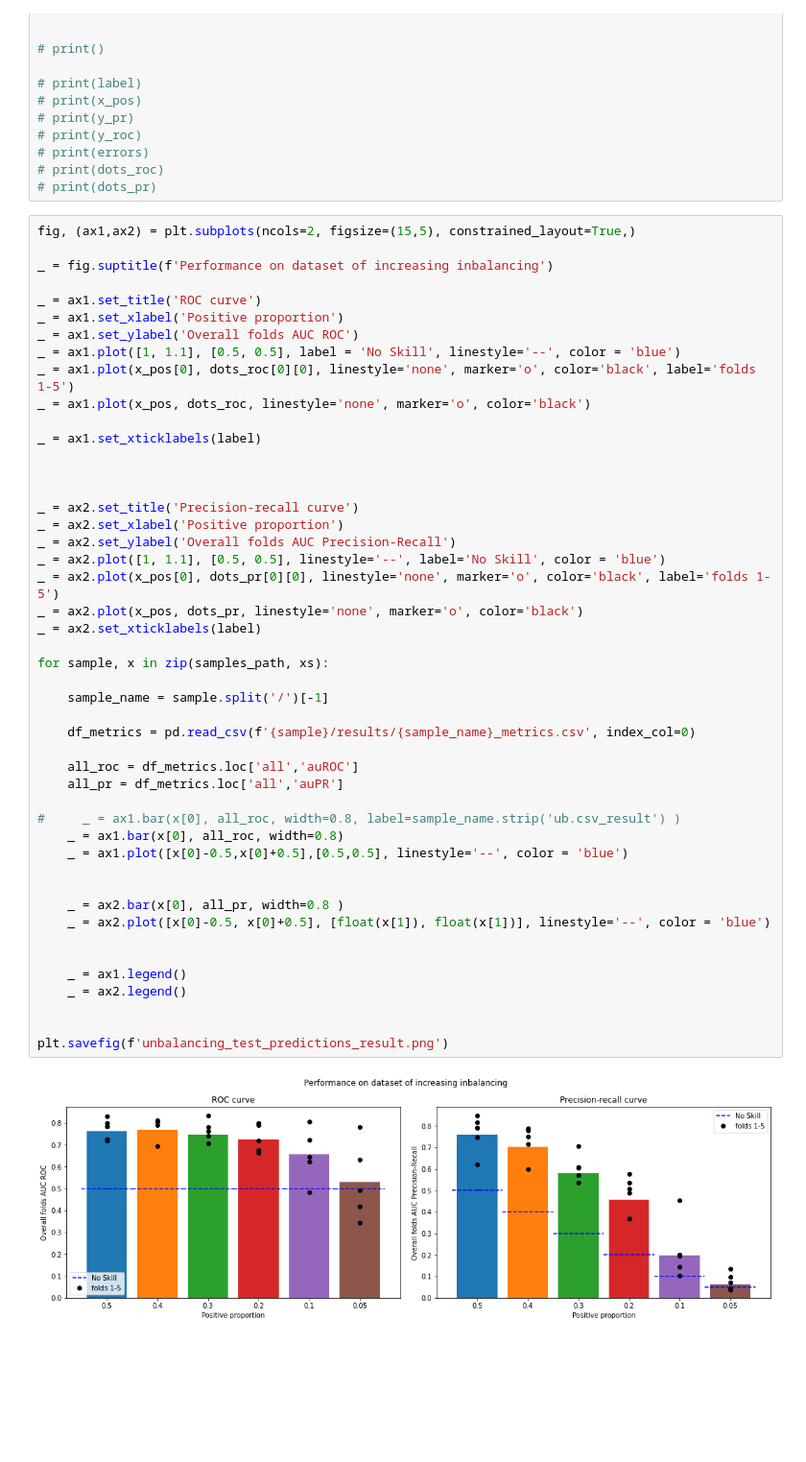
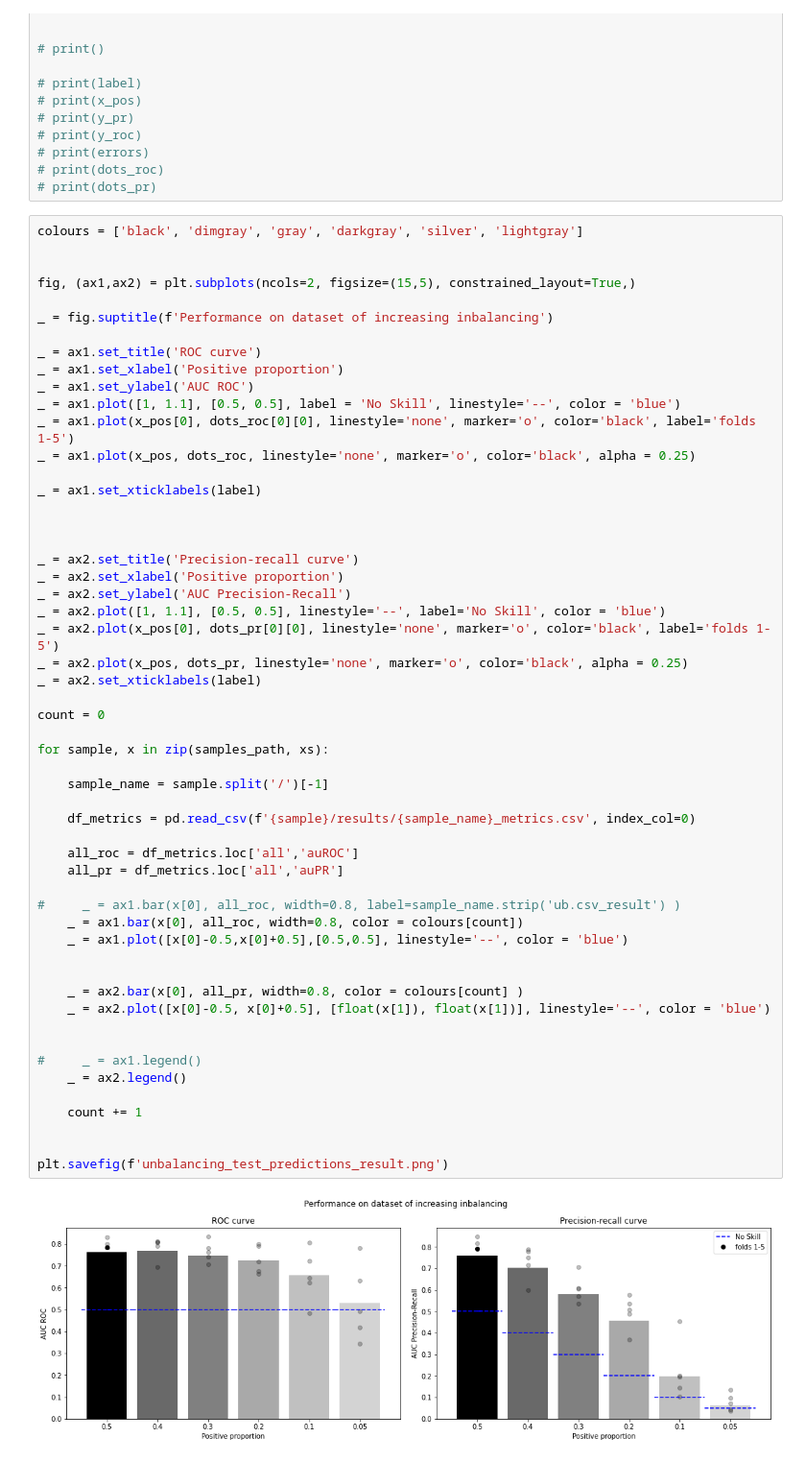
Before and after one commit to apollo994/CMP_, a Jupyter notebook: notebooks/plot_dog_cat_th.ipynb, the cells around one changed output. Shown at 96% size. Saved outputs shown, nothing was run; the diff lists cells and outputs as text; blank space fills up the shorter version.

Commit message:
presentation plots

```diff
--- a/notebooks/plot_dog_cat_th.ipynb
+++ b/notebooks/plot_dog_cat_th.ipynb
@@ -69,51 +69,58 @@ for sample in sorted(samples_path, reverse=True):
 # print(dots_roc)
 # print(dots_pr)
 # %%
+colours = ['black', 'dimgray', 'gray', 'darkgray', 'silver', 'lightgray']
+
+
 fig, (ax1,ax2) = plt.subplots(ncols=2, figsize=(15,5), constrained_layout=True,)
 
 _ = fig.suptitle(f'Performance on dataset of increasing inbalancing')
 
 _ = ax1.set_title('ROC curve')
 _ = ax1.set_xlabel('Positive proportion')
-_ = ax1.set_ylabel('Overall folds AUC ROC')
+_ = ax1.set_ylabel('AUC ROC')
 _ = ax1.plot([1, 1.1], [0.5, 0.5], label = 'No Skill', linestyle='--', color = 'blue')
 _ = ax1.plot(x_pos[0], dots_roc[0][0], linestyle='none', marker='o', color='black', label='folds 1-5')
-_ = ax1.plot(x_pos, dots_roc, linestyle='none', marker='o', color='black')
+_ = ax1.plot(x_pos, dots_roc, linestyle='none', marker='o', color='black', alpha = 0.25)
 
 _ = ax1.set_xticklabels(label)
 
 
 
 _ = ax2.set_title('Precision-recall curve')
 _ = ax2.set_xlabel('Positive proportion')
-_ = ax2.set_ylabel('Overall folds AUC Precision-Recall')
+_ = ax2.set_ylabel('AUC Precision-Recall')
 _ = ax2.plot([1, 1.1], [0.5, 0.5], linestyle='--', label='No Skill', color = 'blue')
 _ = ax2.plot(x_pos[0], dots_pr[0][0], linestyle='none', marker='o', color='black', label='folds 1-5')
-_ = ax2.plot(x_pos, dots_pr, linestyle='none', marker='o', color='black')
+_ = ax2.plot(x_pos, dots_pr, linestyle='none', marker='o', color='black', alpha = 0.25)
 _ = ax2.set_xticklabels(label)
+
+count = 0
 
 for sample, x in zip(samples_path, xs):
 
     sample_name = sample.split('/')[-1]
 
     df_metrics = pd.read_csv(f'{sample}/results/{sample_name}_metrics.csv', index_col=0)
 
     all_roc = df_metrics.loc['all','auROC']
     all_pr = df_metrics.loc['all','auPR']
 
 #     _ = ax1.bar(x[0], all_roc, width=0.8, label=sample_name.strip('ub.csv_result') )
-    _ = ax1.bar(x[0], all_roc, width=0.8)
+    _ = ax1.bar(x[0], all_roc, width=0.8, color = colours[count])
     _ = ax1.plot([x[0]-0.5,x[0]+0.5],[0.5,0.5], linestyle='--', color = 'blue')
 
 
-    _ = ax2.bar(x[0], all_pr, width=0.8 )
+    _ = ax2.bar(x[0], all_pr, width=0.8, color = colours[count] )
     _ = ax2.plot([x[0]-0.5, x[0]+0.5], [float(x[1]), float(x[1])], linestyle='--', color = 'blue')
 
 
-    _ = ax1.legend()
+#     _ = ax1.legend()
     _ = ax2.legend()
+
+    count += 1
 
 
 plt.savefig(f'unbalancing_test_predictions_result.png')
 # %% [output]
-[figure, old version]
+[figure, new version]
```
Also changed, not shown: 4 other files.
